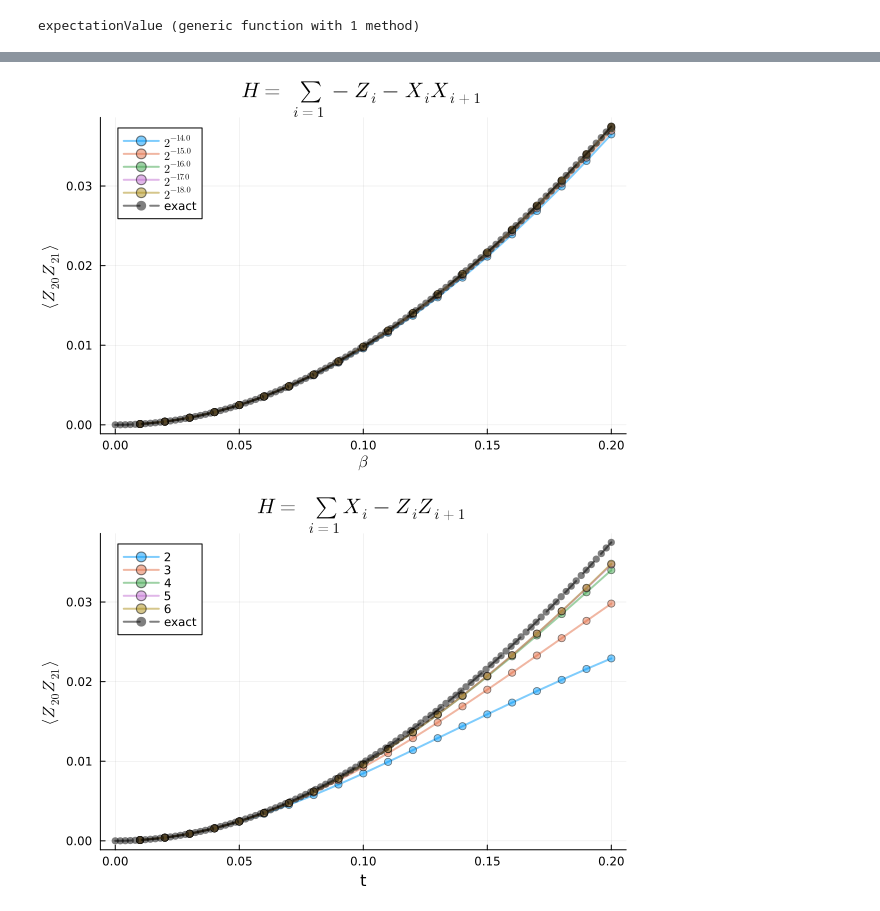
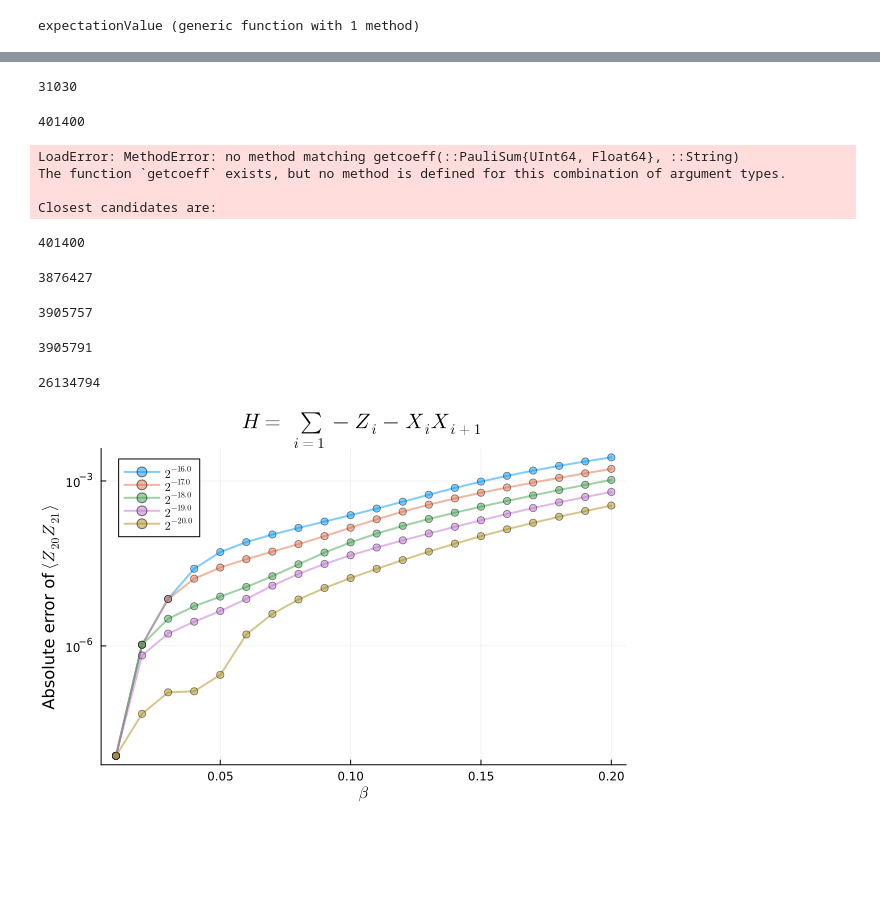
Before and after one commit to wrightjandrew/ImaginaryTimeEvolutionPauliPropagation, a Jupyter notebook: imaginaryTimeEvolution/tests2.ipynb, the cells around one changed output, grey strips where cells are left out. Drawn from its saved outputs; the diff is of its cells as text; code cells hidden in the pictures; blank space fills up the shorter version.

```diff
--- a/imaginaryTimeEvolution/tests2.ipynb
+++ b/imaginaryTimeEvolution/tests2.ipynb
@@ -298,32 +352,13 @@ theta = 0.01im
 θ = theta
 nq = 30
 
-nl = 1
-
-pstr = PauliString(nq, :I, 1)
-
-# the computational basis matrices
-rzmat = tomatrix(PauliRotation(:Z, 1), -θ)
-rxmat = tomatrix(PauliRotation(:X, 1), -θ)
-rzzmat = tomatrix(PauliRotation([:X, :X], [1, 2]), -θ)
-
-# the Pauli basis matrices
-rzptm = calculateptm(rzmat; heisenberg=false)
-rxptm = calculateptm(rxmat; heisenberg=false)
-rzzptm = calculateptm(rzzmat; heisenberg=false)
-
-# the Pauli basis transfermaps
-rzmap = totransfermap(rzptm)
-rxmap = totransfermap(rxptm)
-rzzmap = totransfermap(rzzptm);
 topology = bricklayertopology(nq)
 
 # the circuit
 circuit = Gate[]
+nl = 1
 for i in 1:nl
-    #append!(circuit, TransferMapGate(rxmap, ii) for ii in 1:nq);
-    append!(circuit, TransferMapGate(rzmap, ii) for ii in 1:nq);
-    append!(circuit, TransferMapGate(rzzmap,collect(pair)) for pair in topology);
+    #append!(circuit, PauliRotation(:X, ii, θ) for ii in 1:nq);
+    append!(circuit, PauliRotation(:Z, ii, θ) for ii in 1:nq);
+    append!(circuit, PauliRotation([:X, :X], pair, θ) for pair in topology);
 end
-
-psum = propagate(circuit, pstr, normalization=true, min_abs_coeff=2^(-20))
@@ -348,11 +365,11 @@ PauliSum(nqubits: 30, 31001 Pauli terms:
 # %%
-obs_i = 5
-obs_j = 6
+obs_i = 10
+obs_j = 20
 observable = PauliString(nq, [:Z,:Z], [obs_i,obs_j])
-observable = inttostring(observable.term, nq)
+
 
 nl = 20
-trunc_coeffs = 2.0 .^ (-14:-1:-18)
+trunc_coeffs = 2.0 .^ (-16:-1:-19)
 
 time = range(0.01, 0.01*nl, nl)
 
@@ -374,10 +391,12 @@ end
 plot!(betaExact, zz, label = "exact", legend=:topleft, lw=2, markersize=4, marker=:circle, alpha=0.5, color = :black, linestyle = :dash)
 display(plot!())
 # %% [output]
-[figure, removed]
+31030
+401400
 # %%
+obs_i = 19
+obs_j = 20
 observable = PauliString(nq, [:Z,:Z], [20,21])
-observable = inttostring(observable.term, nq)
 
 nl = 20
 weights = 2:1:6
@@ -403,33 +422,42 @@ plot!(betaExact, zz, label = "exact", legend=:topleft, lw=2, markersize=4, marke
 
 display(plot!())
 # %% [output]
-[figure, removed]
+LoadError: MethodError: no method matching getcoeff(::PauliSum{UInt64, Float64}, ::String)
+The function `getcoeff` exists, but no method is defined for this combination of argument types.
+
+Closest candidates are:
 # %%
 obs_i = 21
 obs_j = 20
 observable = PauliString(nq, [:Z,:Z], [obs_i,obs_j])
-observable = inttostring(observable.term, nq)
 
 nl = 20
-trunc_coeffs = 2.0 .^ (-14:-1:-18)
+trunc_coeffs = 2.0 .^ (-16:-1:-20)
 
 time = range(0.01, 0.01*nl, nl)
 
 plot(ylabel=L"Absolute error of $\langle Z_{20}Z_{21} \rangle$", xlabel=L"\beta", title = L"$H = \sum_{i=1} -Z_i - X_iX_{i+1}$")
 
 M = jordan_wigner_tfim(nq, 1.0, 1.0)
 zz = zeros(length(time))
 for i in 1:length(time)
     zz[i] = zz_correlation(M, time[i], obs_i, obs_j)
 end
 
 for j in trunc_coeffs
     expectation = thermalStateExpectation(circuit, nl, nq, observable; min_abs_coeff=j, max_weight = 9)
     error = abs.(expectation - zz)
     plot!(time, error, label = L"$2^{%$(round(log2(j), digits=2))}$", legend=:topleft, lw=2, markersize=4, marker=:circle, alpha=0.5)
 end
 plot!(yscale=:log10)
 
 display(plot!())
+# %% [output]
+401400
+3876427
+3905757
+3905791
+26134794
+[figure, added]
 # %%
 observable = PauliString(nq, [:Z,:Z], [20,21])
```
Also changed, not shown: parts of 6 cells of this notebook, 2 other files.
